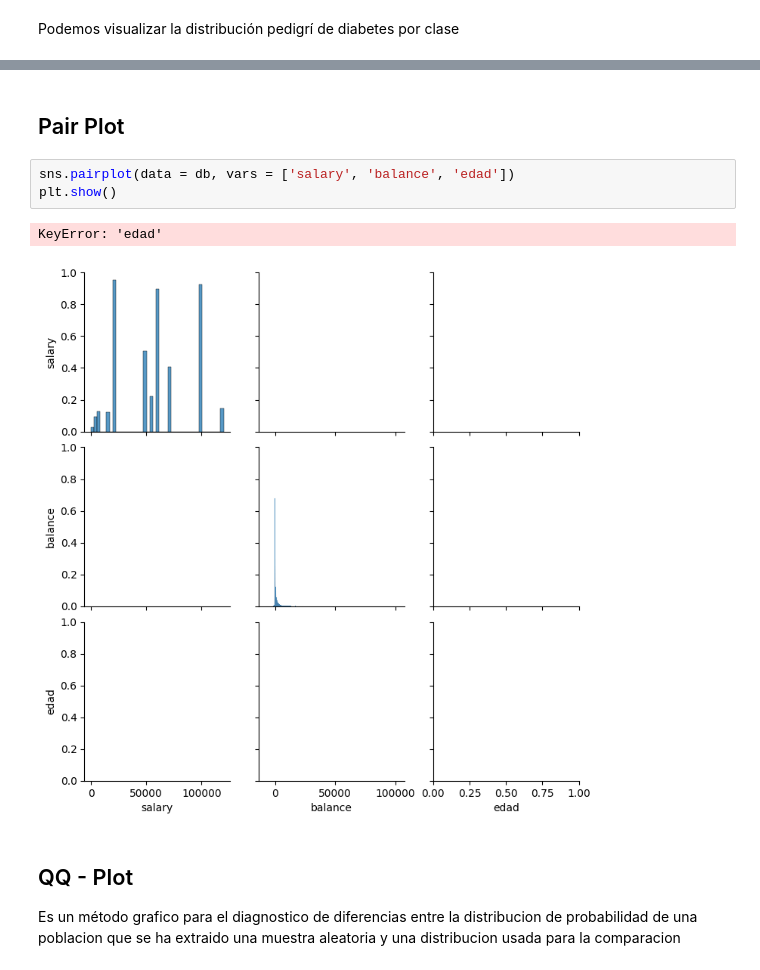
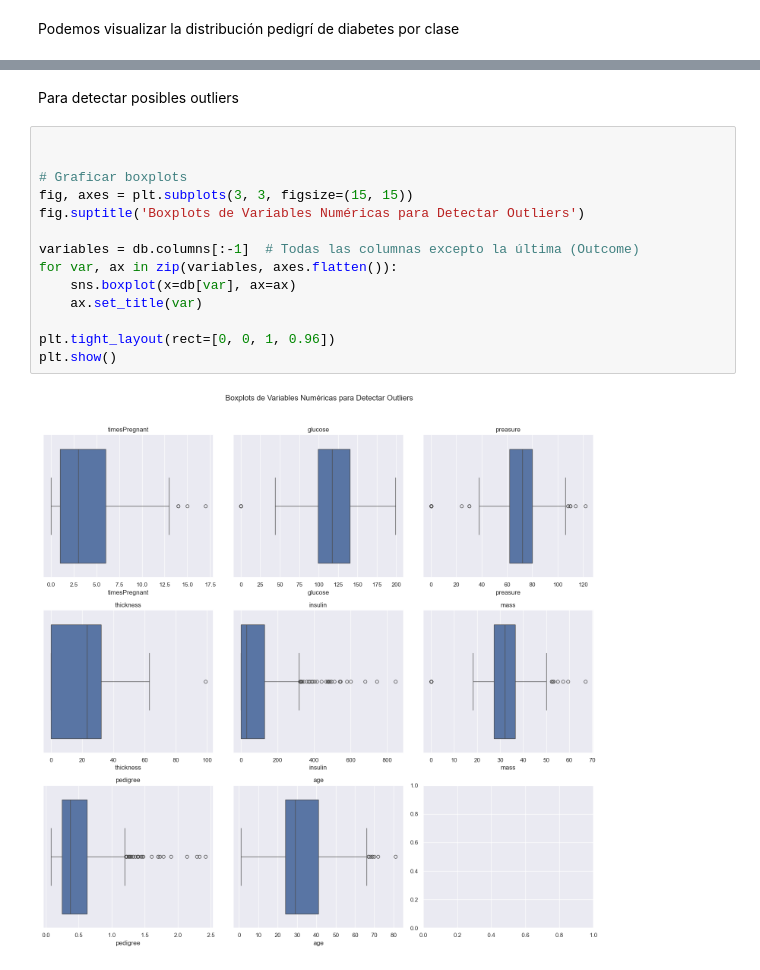
Before and after one commit to tiggui/SistemasI, a Jupyter notebook: pima.ipynb, the cells around one changed output, grey strips where cells are left out. Saved outputs shown, nothing was run; the diff lists cells and outputs as text.

```diff
--- a/pima.ipynb
+++ b/pima.ipynb
@@ -223,12 +223,18 @@ plt.show()
 # %% [markdown]
-## Pair Plot
+Para detectar posibles outliers
 # %%
-sns.pairplot(data = db, vars = ['salary', 'balance', 'edad'])
+
+
+# Graficar boxplots
+fig, axes = plt.subplots(3, 3, figsize=(15, 15))
+fig.suptitle('Boxplots de Variables Numéricas para Detectar Outliers')
+
+variables = db.columns[:-1]  # Todas las columnas excepto la última (Outcome)
+for var, ax in zip(variables, axes.flatten()):
+    sns.boxplot(x=db[var], ax=ax)
+    ax.set_title(var)
+
+plt.tight_layout(rect=[0, 0, 1, 0.96])
 plt.show()
 # %% [output]
-KeyError: 'edad'
-[figure, old version]
+[figure, new version]
-# %% [markdown]
-## QQ - Plot
-
-Es un método grafico para el diagnostico de diferencias entre la distribucion de probabilidad de una poblacion que se ha extraido una muestra aleatoria y una distribucion  usada para la comparacion
```
Also changed, not shown: parts of 29 cells of this notebook.
